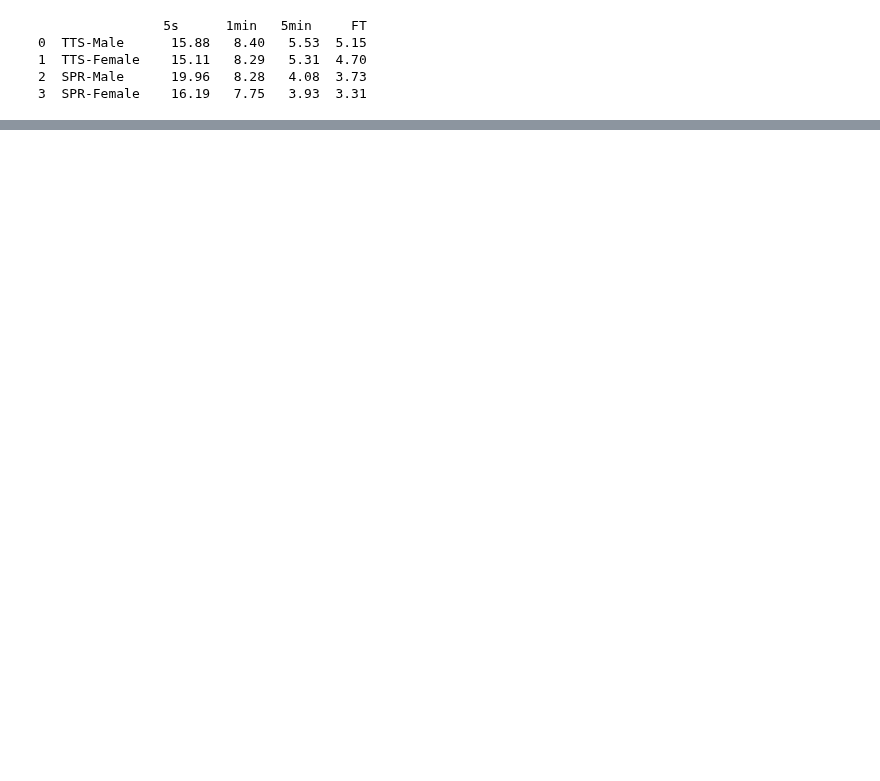
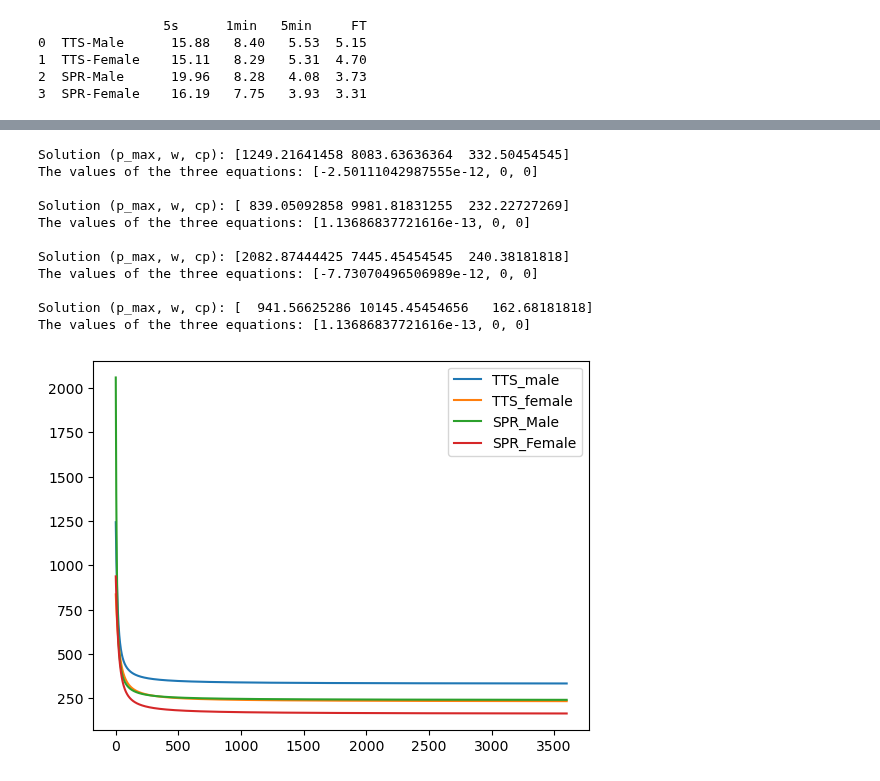
Before and after one commit to SILENT-GUO/MCM_works, a Jupyter notebook: 2022TaskA/Task1.ipynb, the cells around one changed output, grey strips where cells are left out. Drawn from its saved outputs; the diff is of its cells as text; code cells hidden in the pictures; blank space fills up the shorter version.

```diff
--- a/2022TaskA/Task1.ipynb
+++ b/2022TaskA/Task1.ipynb
@@ -57,0 +40,37 @@ KeyboardInterrupt:
+# %%
+def f(x):
+    p_max, w, cp = x
+    return [w / t[i] * (1 - exp(-1 * t[i] * (p_max-cp) / w)) + cp - p[i] for i in [0, 2, 3]]
+
+
+def OmPD(result, T):
+    p_max, w, cp = result
+    return [w / t * (1 - exp(-1 * t * (p_max-cp) / w)) + cp for t in T]
+
+
+# The initial data for the preset is referenced from the image in the document 2022 MCM A
+for i in range(4):
+    t = time_actual
+    p = P_actual[i]
+    result = fsolve(f, [1200, 18000, 350])
+    print("Solution (p_max, w, cp): {}".format(result))
+    print("The values of the three equations: {}\n".format(f(result)))
+    time_predict = np.linspace(0.1, 3600, num=3600)
+    P_predict = OmPD(result, time_predict)
+    plt.plot(time_predict, P_predict, label=labels[i])
+
+plt.legend(loc='upper right')
+plt.show()
+# %% [output]
+Solution (p_max, w, cp): [1249.21641458 8083.63636364  332.50454545]
+The values of the three equations: [-2.50111042987555e-12, 0, 0]
+
+Solution (p_max, w, cp): [ 839.05092858 9981.81831255  232.22727269]
+The values of the three equations: [1.13686837721616e-13, 0, 0]
+
+Solution (p_max, w, cp): [2082.87444425 7445.45454545  240.38181818]
+The values of the three equations: [-7.73070496506989e-12, 0, 0]
+
+Solution (p_max, w, cp): [  941.56625286 10145.45454656   162.68181818]
+The values of the three equations: [1.13686837721616e-13, 0, 0]
+[figure, added]
```
Also changed, not shown: parts of 5 cells of this notebook.
